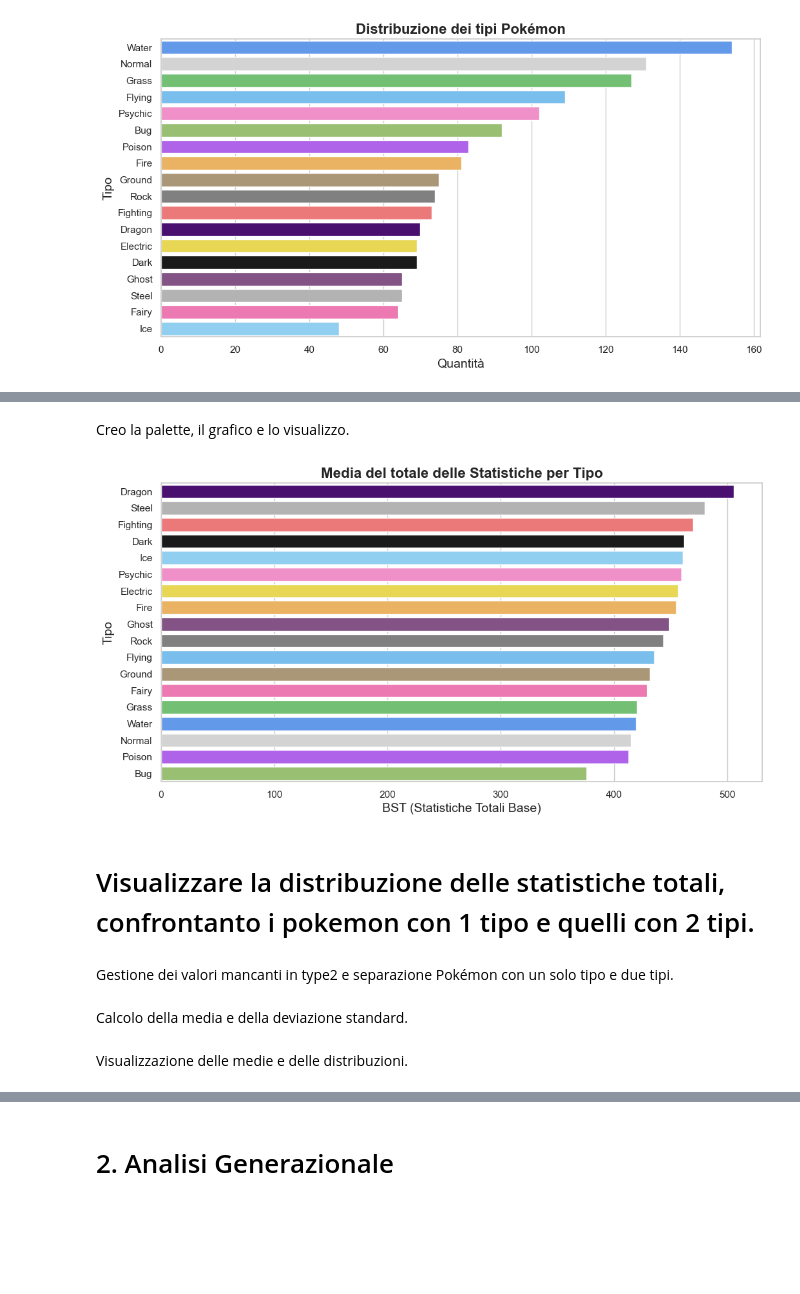
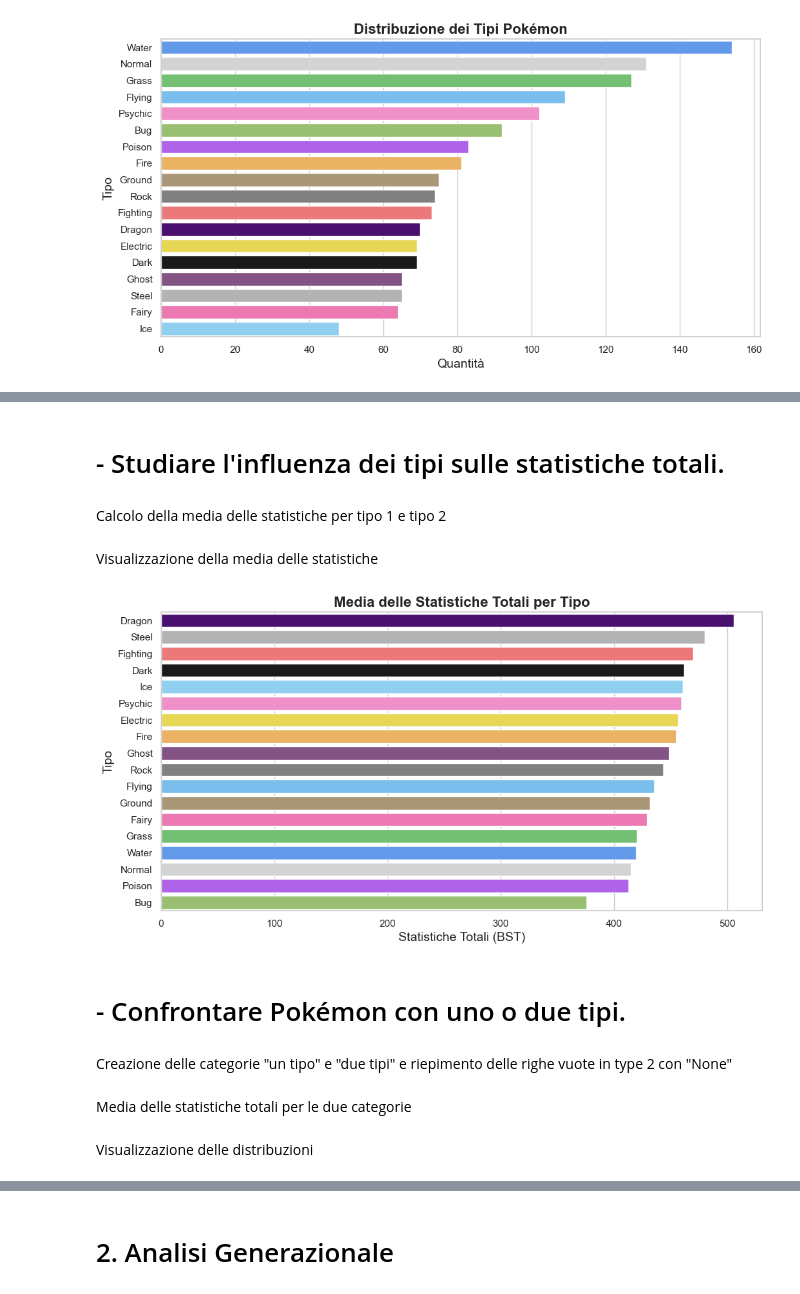
Before and after one commit to Yogghevole/Progetto-Big-Data-Data-Mining-e-Data-Analytics, a Jupyter notebook: PokemonAnalysis.ipynb, the cells around one changed output, grey strips where cells are left out. Drawn from its saved outputs; the diff is of its cells as text; code cells hidden in the pictures; blank space fills up the shorter version.

```diff
--- a/PokemonAnalysis.ipynb
+++ b/PokemonAnalysis.ipynb
@@ -165,23 +147,24 @@ avg_total = avg_total.groupby(avg_total.index).mean()
-# %% [markdown]
-Creo la palette, il grafico e lo visualizzo.
+# %% [markdown]
+# - Studiare l'influenza dei tipi sulle statistiche totali.
+# %% [markdown]
+Calcolo della media delle statistiche per tipo 1 e tipo 2
+# %%
+avg_total = (pokemon_df.groupby('type1')['total'].mean().add(pokemon_df.groupby('type2')['total'].mean(), fill_value=0) / 2).sort_values(ascending=False)
+# %% [markdown]
+Visualizzazione della media delle statistiche
 # %%
-avg_total_sorted = avg_total.sort_values(ascending=False)
-
-palette = [colors.get(t, '#d3d3d3') for t in avg_total_sorted.index]
-
 plt.figure(figsize=(12, 6))
 
-sns.barplot(y=avg_total_sorted.index, x=avg_total_sorted.values, hue=avg_total_sorted.index, palette=palette, edgecolor='white', dodge=False)
+sns.barplot(y=avg_total.index, x=avg_total.values, hue=avg_total.index, palette=[colors.get(t, '#d3d3d3') for t in avg_total.index], legend=False)
 
-plt.title('Media del totale delle Statistiche per Tipo', fontsize=16, fontweight='bold')
-plt.xlabel('BST (Statistiche Totali Base)', fontsize=14)
+plt.title('Media delle Statistiche Totali per Tipo', fontsize=16, fontweight='bold')
+plt.xlabel('Statistiche Totali (BST)', fontsize=14)
 plt.ylabel('Tipo', fontsize=14)
-
 plt.show()
 # %% [output]
-[figure, old version]
+[figure, new version]
-# %% [markdown]
-# Visualizzare la distribuzione delle statistiche totali, confrontanto i pokemon con 1 tipo e quelli con 2 tipi.
-# %% [markdown]
-Gestione dei valori mancanti in type2 e separazione Pokémon con un solo tipo e due tipi.
+# %% [markdown]
+# - Confrontare Pokémon con uno o due tipi.
+# %% [markdown]
+Creazione delle categorie "un tipo" e "due tipi" e riepimento delle righe vuote in type 2 con "None"
 # %%
@@ -190,10 +172,10 @@ pokemon_df.loc[:, 'type2'] = pokemon_df['type2'].fillna('None')
 single_type = pokemon_df[pokemon_df['type2'] == 'None']
 dual_type = pokemon_df[pokemon_df['type2'] != 'None']
-# %% [markdown]
-Calcolo della media e della deviazione standard.
+# %% [markdown]
+Media delle statistiche totali per le due categorie
 # %%
 single_avg = single_type['total'].mean()
 dual_avg = dual_type['total'].mean()
 # %% [markdown]
-Visualizzazione delle medie e delle distribuzioni.
+Visualizzazione delle distribuzioni
 # %%
```
Also changed, not shown: parts of 77 cells of this notebook.
